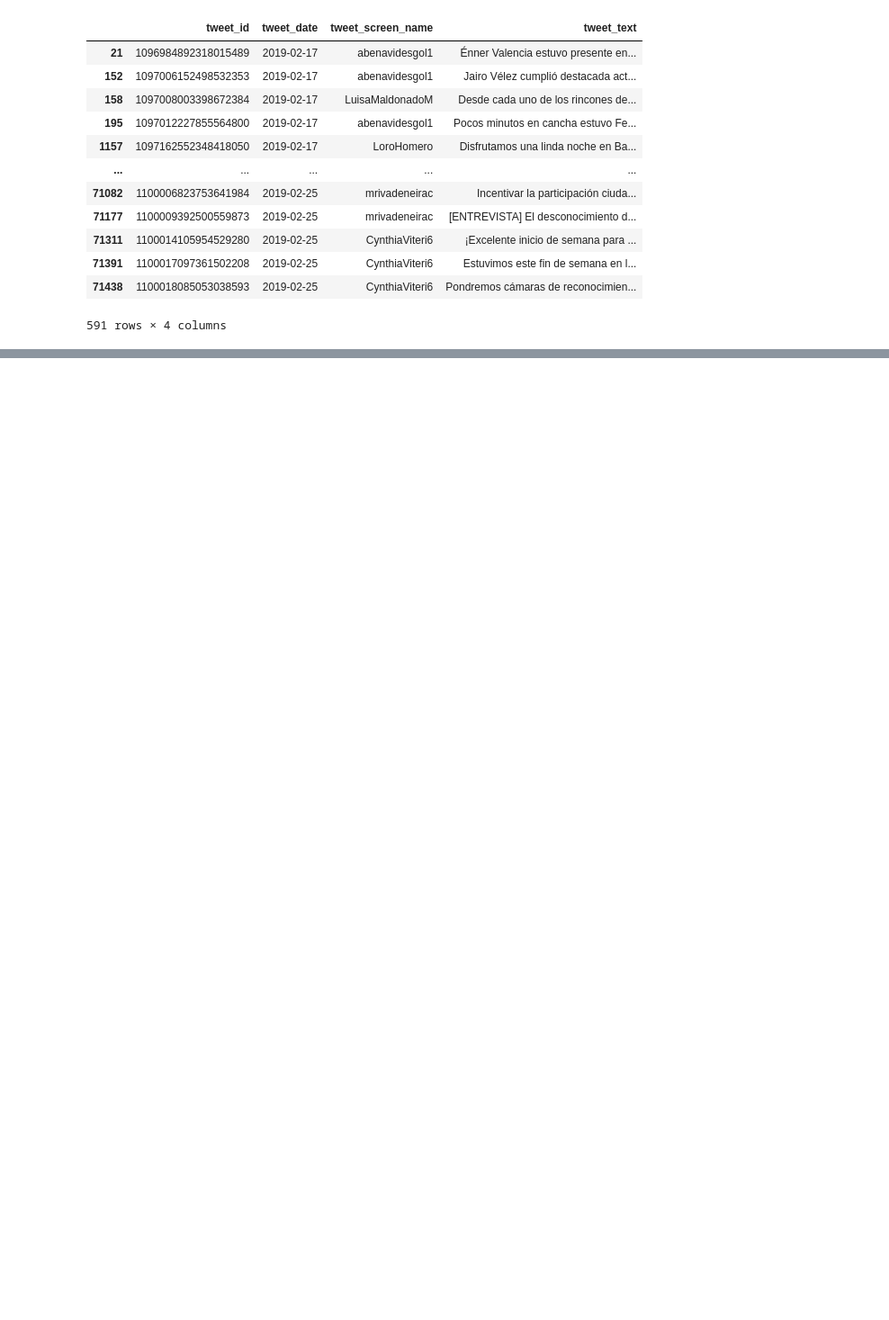
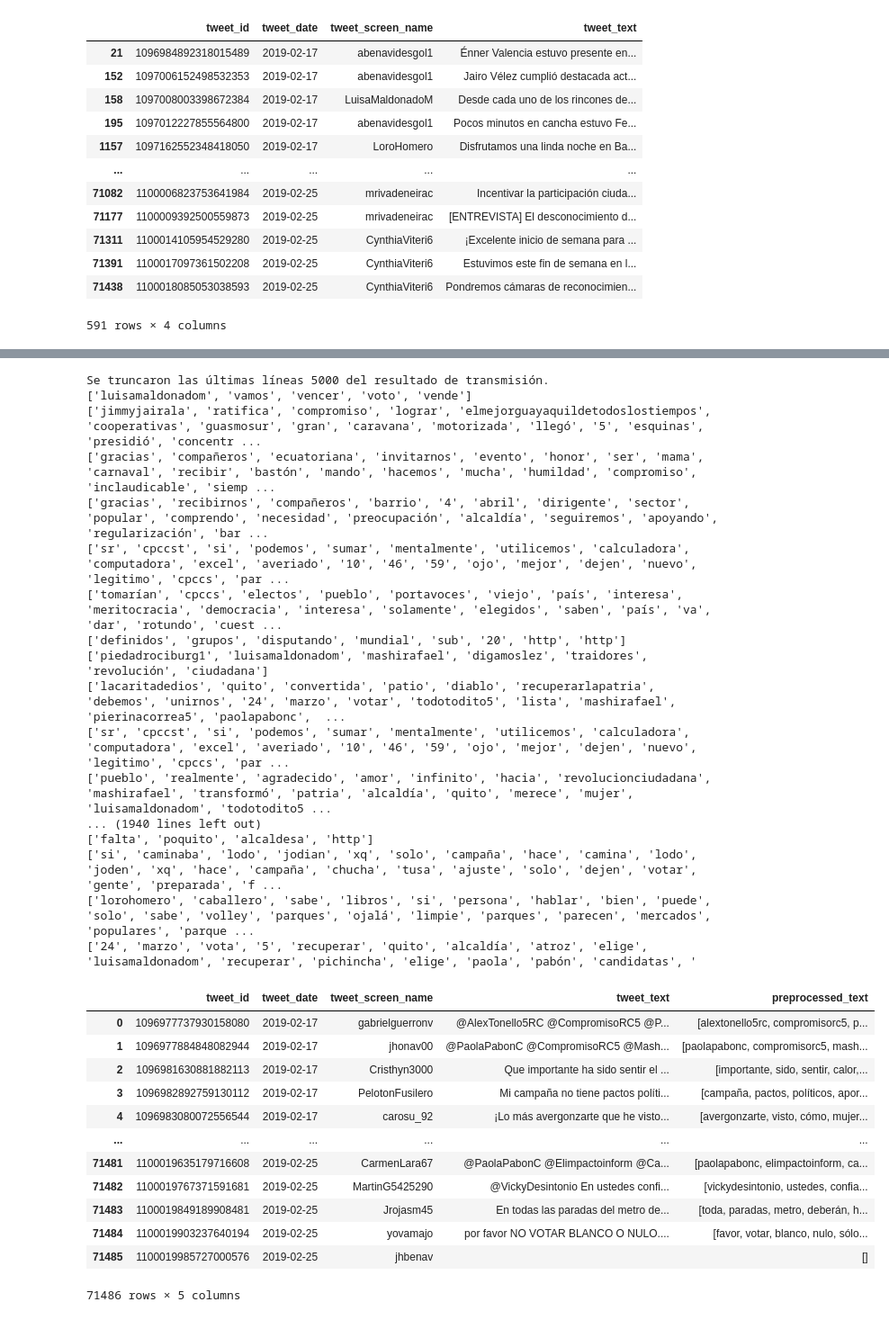
Before and after one commit to Pamela2710/Data-Mining, a Jupyter notebook: TextMining/TextMining.ipynb, the cells around one changed output, grey strips where cells are left out. Shown at 90% size. Saved outputs shown, nothing was run; the diff lists cells and outputs as text; code cells hidden in the pictures; blank space fills up the shorter version.

```diff
--- a/TextMining/TextMining.ipynb
+++ b/TextMining/TextMining.ipynb
@@ -189,0 +248,36 @@ True
+# %%
+# Aplicar preprocesamiento de texto a los tweets
+df_tweets['preprocessed_text'] = df_tweets['tweet_text'].apply(preprocess_text)
+#agrupado_por_usuario['preprocessed_text'] = agrupado_por_usuario['tweets_agrupados'].apply(clean_text)
+df_tweets
+# %% [output]
+Se truncaron las últimas líneas 5000 del resultado de transmisión.
+['luisamaldonadom', 'vamos', 'vencer', 'voto', 'vende']
+['jimmyjairala', 'ratifica', 'compromiso', 'lograr', 'elmejorguayaquildetodoslostiempos', 'cooperativas', 'guasmosur', 'gran', 'caravana', 'motorizada', 'llegó', '5', 'esquinas', 'presidió', 'concentr ...
+['gracias', 'compañeros', 'ecuatoriana', 'invitarnos', 'evento', 'honor', 'ser', 'mama', 'carnaval', 'recibir', 'bastón', 'mando', 'hacemos', 'mucha', 'humildad', 'compromiso', 'inclaudicable', 'siemp ...
+['gracias', 'recibirnos', 'compañeros', 'barrio', '4', 'abril', 'dirigente', 'sector', 'popular', 'comprendo', 'necesidad', 'preocupación', 'alcaldía', 'seguiremos', 'apoyando', 'regularización', 'bar ...
+['sr', 'cpccst', 'si', 'podemos', 'sumar', 'mentalmente', 'utilicemos', 'calculadora', 'computadora', 'excel', 'averiado', '10', '46', '59', 'ojo', 'mejor', 'dejen', 'nuevo', 'legitimo', 'cpccs', 'par ...
+['tomarían', 'cpccs', 'electos', 'pueblo', 'portavoces', 'viejo', 'país', 'interesa', 'meritocracia', 'democracia', 'interesa', 'solamente', 'elegidos', 'saben', 'país', 'va', 'dar', 'rotundo', 'cuest ...
+['definidos', 'grupos', 'disputando', 'mundial', 'sub', '20', 'http', 'http']
+['piedadrociburg1', 'luisamaldonadom', 'mashirafael', 'digamoslez', 'traidores', 'revolución', 'ciudadana']
+['lacaritadedios', 'quito', 'convertida', 'patio', 'diablo', 'recuperarlapatria', 'debemos', 'unirnos', '24', 'marzo', 'votar', 'todotodito5', 'lista', 'mashirafael', 'pierinacorrea5', 'paolapabonc',  ...
+['sr', 'cpccst', 'si', 'podemos', 'sumar', 'mentalmente', 'utilicemos', 'calculadora', 'computadora', 'excel', 'averiado', '10', '46', '59', 'ojo', 'mejor', 'dejen', 'nuevo', 'legitimo', 'cpccs', 'par ...
+['pueblo', 'realmente', 'agradecido', 'amor', 'infinito', 'hacia', 'revolucionciudadana', 'mashirafael', 'transformó', 'patria', 'alcaldía', 'quito', 'merece', 'mujer', 'luisamaldonadom', 'todotodito5 ...
+... (1940 lines left out)
+['falta', 'poquito', 'alcaldesa', 'http']
+['si', 'caminaba', 'lodo', 'jodian', 'xq', 'solo', 'campaña', 'hace', 'camina', 'lodo', 'joden', 'xq', 'hace', 'campaña', 'chucha', 'tusa', 'ajuste', 'solo', 'dejen', 'votar', 'gente', 'preparada', 'f ...
+['lorohomero', 'caballero', 'sabe', 'libros', 'si', 'persona', 'hablar', 'bien', 'puede', 'solo', 'sabe', 'volley', 'parques', 'ojalá', 'limpie', 'parques', 'parecen', 'mercados', 'populares', 'parque ...
+['24', 'marzo', 'vota', '5', 'recuperar', 'quito', 'alcaldía', 'atroz', 'elige', 'luisamaldonadom', 'recuperar', 'pichincha', 'elige', 'paola', 'pabón', 'candidatas', '
+|  | tweet_id | tweet_date | tweet_screen_name | tweet_text | preprocessed_text |
+| 0 | 1096977737930158080 | 2019-02-17 | gabrielguerronv | @AlexTonello5RC @CompromisoRC5 @P... | [alextonello5rc, compromisorc5, p... |
+| 1 | 1096977884848082944 | 2019-02-17 | jhonav00 | @PaolaPabonC @CompromisoRC5 @Mash... | [paolapabonc, compromisorc5, mash... |
+| 2 | 1096981630881882113 | 2019-02-17 | Cristhyn3000 | Que importante ha sido sentir el ... | [importante, sido, sentir, calor,... |
+| 3 | 1096982892759130112 | 2019-02-17 | PelotonFusilero | Mi campaña no tiene pactos políti... | [campaña, pactos, políticos, apor... |
+| 4 | 1096983080072556544 | 2019-02-17 | carosu_92 | ¡Lo más avergonzarte que he visto... | [avergonzarte, visto, cómo, mujer... |
+| ... | ... | ... | ... | ... | ... |
+| 71481 | 1100019635179716608 | 2019-02-25 | CarmenLara67 | @PaolaPabonC @Elimpactoinform @Ca... | [paolapabonc, elimpactoinform, ca... |
+| 71482 | 1100019767371591681 | 2019-02-25 | MartinG5425290 | @VickyDesintonio En ustedes confi... | [vickydesintonio, ustedes, confia... |
+| 71483 | 1100019849189908481 | 2019-02-25 | Jrojasm45 | En todas las paradas del metro de... | [toda, paradas, metro, deberán, h... |
+| 71484 | 1100019903237640194 | 2019-02-25 | yovamajo | por favor NO VOTAR BLANCO O NULO.... | [favor, votar, blanco, nulo, sólo... |
+| 71485 | 1100019985727000576 | 2019-02-25 | jhbenav |  | [] |
+71486 rows × 5 columns
```
Also changed, not shown: parts of 15 cells of this notebook.
